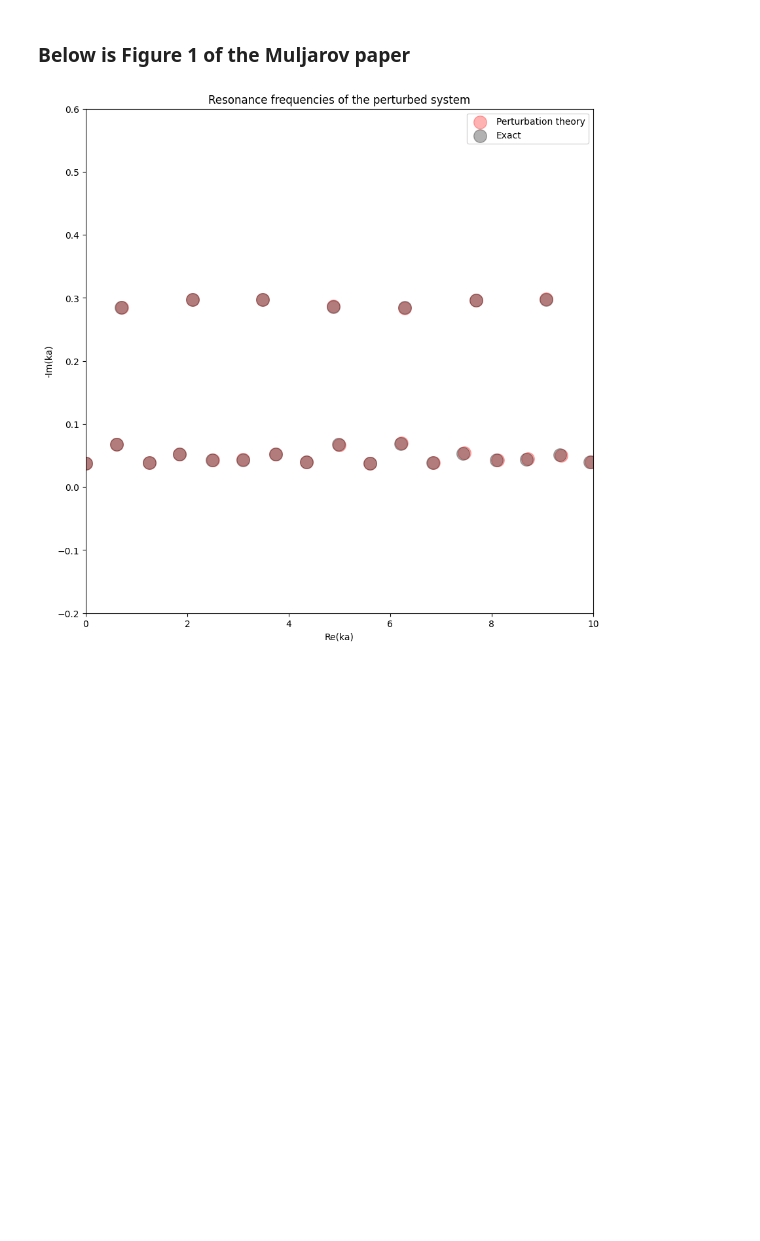
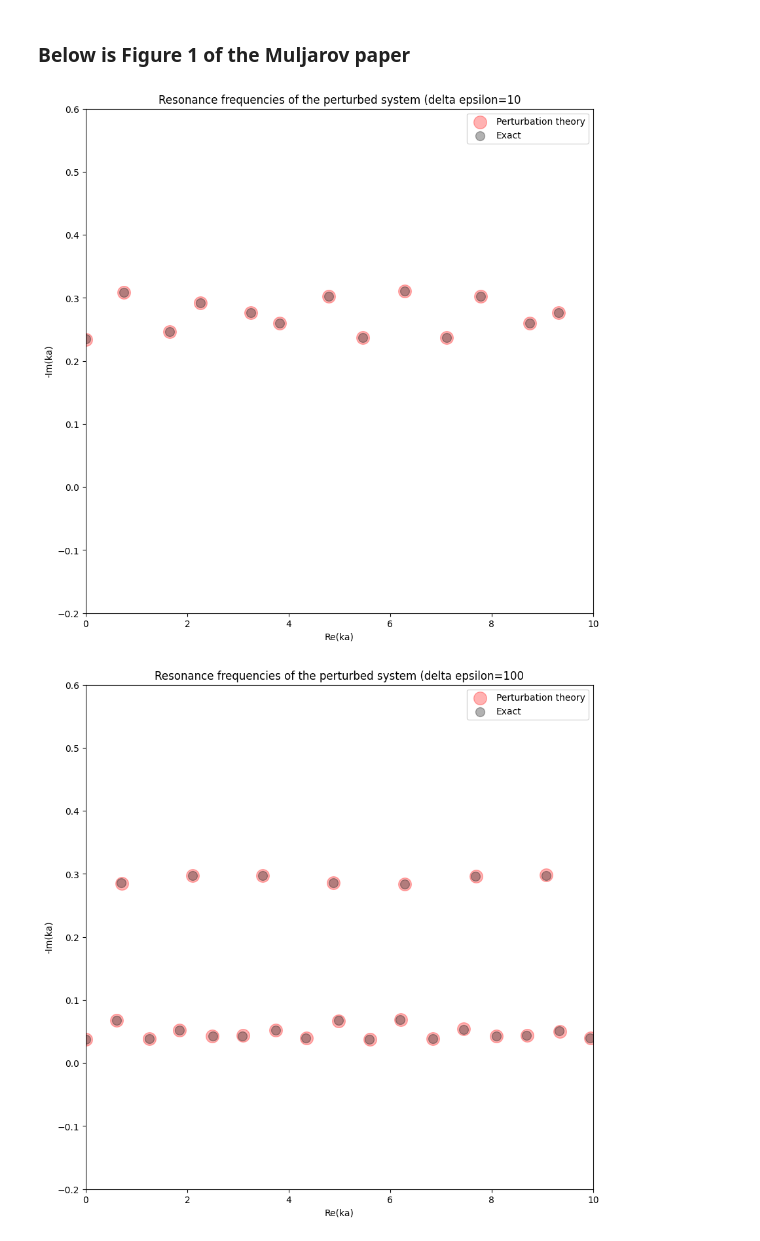
Before and after one commit to AliGhorashiCMT/Coherent-Perfect-Absorption, a Jupyter notebook: thin films/Muljarov, Langbein, Zimmermann paper.ipynb, the cells around one changed output. Cells and saved outputs as stored; diff of their text form; code cells hidden in the pictures; blank space fills up the shorter version.

```diff
--- a/thin films/Muljarov, Langbein, Zimmermann paper.ipynb
+++ b/thin films/Muljarov, Langbein, Zimmermann paper.ipynb
@@ -176,17 +200,20 @@ qnm_frequencies_imag_exact = k_imag_v[mode_k_imag]
 # %% [markdown]
 ### Below is Figure 1 of the Muljarov paper
-# %%
-s = 200
-fig, ax = plt.subplots(figsize=(10, 10))
-ax.scatter(qnm_frequencies_real_perturbation, -qnm_frequencies_imag_perturbation, s=s, color="red", alpha=0.3, label="Perturbation theory")
-ax.scatter(qnm_frequencies_real_exact, qnm_frequencies_imag_exact, s=s, color="black", alpha=0.3, label="Exact")
-
-ax.set_ylim(-0.2, 0.6)
-ax.set_xlim(0, 10);
-ax.legend()
-
-ax.set_title("Resonance frequencies of the perturbed system");
-ax.set_xlabel("Re(ka)")
-ax.set_ylabel("-Im(ka)");
-# %% [output]
-[figure, removed]
+# %%
+s_1 = 200
+s_2 = 100
+for (delta_epsilon_idx, delta_epsilon) in enumerate(delta_epsilon_v):
+    fig, ax = plt.subplots(figsize=(10, 10))
+    ax.scatter(qnm_frequencies_real_perturbation_v[delta_epsilon_idx], -qnm_frequencies_imag_perturbation_v[delta_epsilon_idx], s=s_1, color="red", alpha=0.3, label="Perturbation theory")
+    ax.scatter(qnm_frequencies_real_exact_v[delta_epsilon_idx], qnm_frequencies_imag_exact_v[delta_epsilon_idx], s=s_2, color="black", alpha=0.3, label="Exact")
+
+    ax.set_ylim(-0.2, 0.6)
+    ax.set_xlim(0, 10);
+    ax.legend()
+
+    ax.set_title(f"Resonance frequencies of the perturbed system (delta epsilon={delta_epsilon}");
+    ax.set_xlabel("Re(ka)")
+    ax.set_ylabel("-Im(ka)");
+# %% [output]
+[figure, added]
+[figure, added]
```
Also changed, not shown: parts of 6 cells of this notebook.
